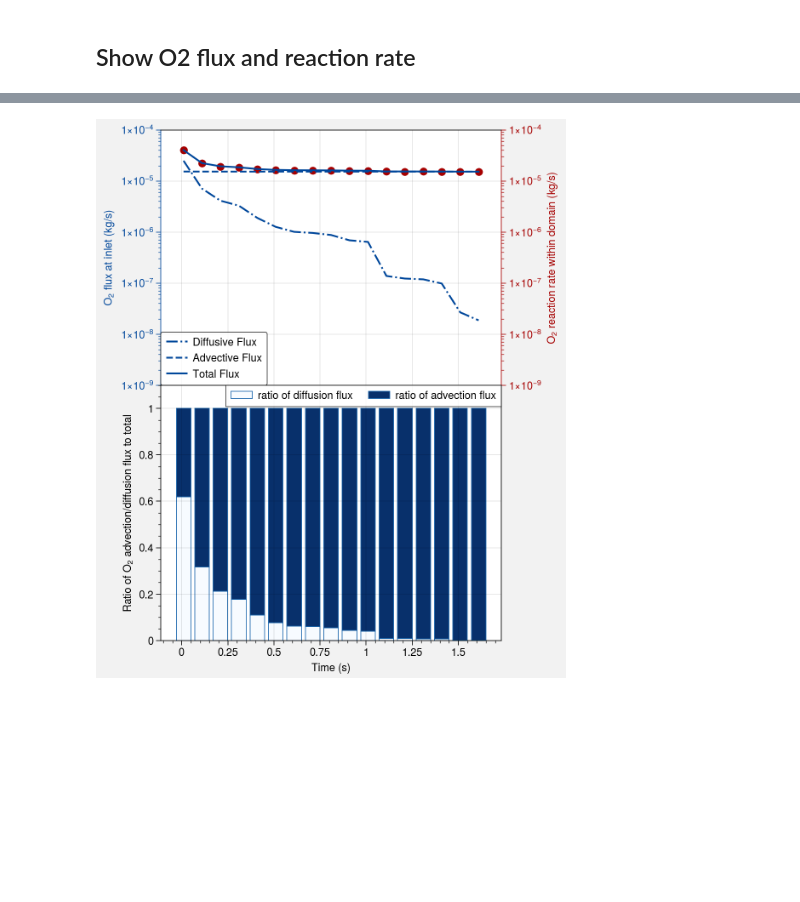
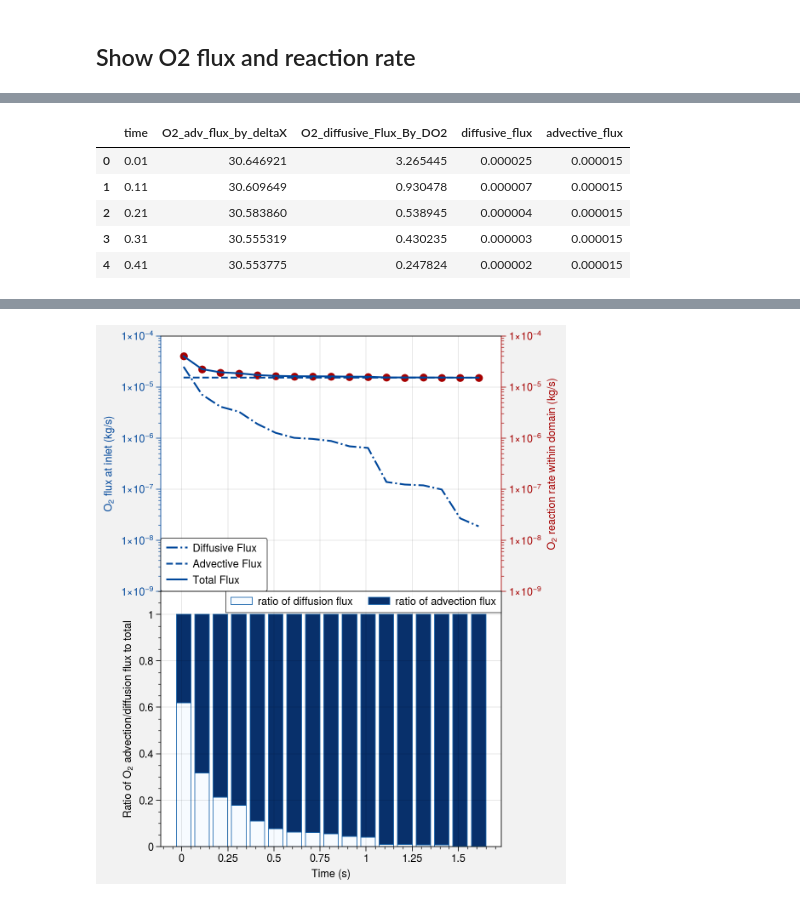
Before and after one commit to anoldfriend0718/openfoam, a Jupyter notebook: run/cokeCombustion/T773_Pe1e-1/analysis/analysis.ipynb, the cells around one changed output, grey strips where cells are left out. Drawn from its saved outputs; the diff is of its cells as text; code cells hidden in the pictures; blank space fills up the shorter version.

```diff
--- a/run/cokeCombustion/T773_Pe1e-1/analysis/analysis.ipynb
+++ b/run/cokeCombustion/T773_Pe1e-1/analysis/analysis.ipynb
@@ -161,0 +168,11 @@ df_O2_flux_at_inlet=pd.read_csv("../postProcess/others/O2FluxsAtInlet.csv")
+# %%
+df_O2_flux_at_inlet["diffusive_flux"]=np.array(df_O2_flux_at_inlet["O2_diffusive_Flux_By_DO2"])*DO2
+df_O2_flux_at_inlet["advective_flux"]=np.array(df_O2_flux_at_inlet["O2_adv_flux_by_deltaX"])*pixelResolution
+df_O2_flux_at_inlet.head()
+# %% [output]
+|  | time | O2_adv_flux_by_deltaX | O2_diffusive_Flux_By_DO2 | diffusive_flux | advective_flux |
+| 0 | 0.01 | 30.646921 | 3.265445 | 0.000025 | 0.000015 |
+| 1 | 0.11 | 30.609649 | 0.930478 | 0.000007 | 0.000015 |
+| 2 | 0.21 | 30.583860 | 0.538945 | 0.000004 | 0.000015 |
+| 3 | 0.31 | 30.555319 | 0.430235 | 0.000003 | 0.000015 |
+| 4 | 0.41 | 30.553775 | 0.247824 | 0.000002 | 0.000015 |
```
Also changed, not shown: parts of 4 cells of this notebook, 16 other files.
